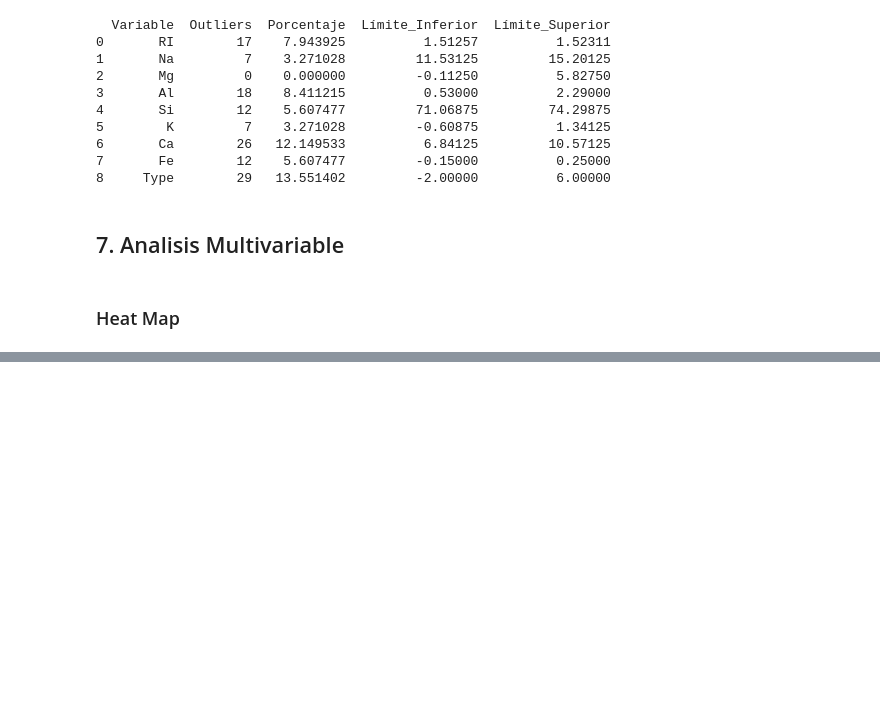
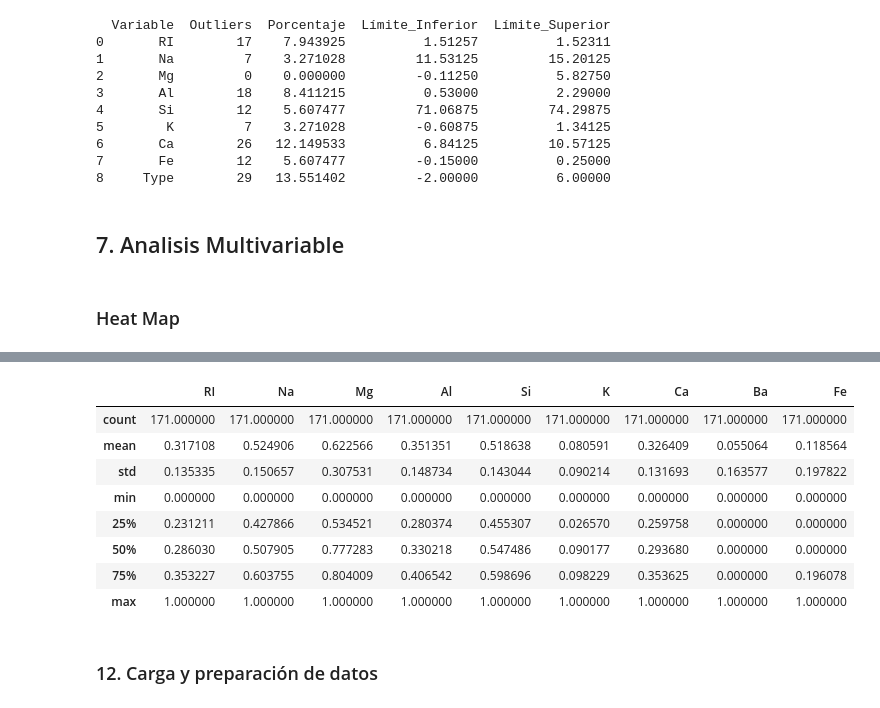
Before and after one commit to Rodrigochave/IA, a Jupyter notebook: 1er Parcial/Practica6.ipynb, the cells around one changed output, grey strips where cells are left out. Drawn from its saved outputs; the diff is of its cells as text; code cells hidden in the pictures; blank space fills up the shorter version.

```diff
--- a/1er Parcial/Practica6.ipynb
+++ b/1er Parcial/Practica6.ipynb
@@ -258,0 +310,7 @@ plt.show()
+# %%
+from sklearn.preprocessing import MinMaxScaler
+
+scaler = MinMaxScaler()
+X_train = scaler.fit_transform(X_train)
+X_test = scaler.transform(X_test)
+X_test
@@ -258,0 +335,2 @@ plt.show()
+# %%
+X_train = pd.DataFrame(X_train, columns=[cols])
@@ -258,0 +339,12 @@ plt.show()
+# %%
+X_train.describe()
+# %% [output]
+|  | RI | Na | Mg | Al | Si | K | Ca | Ba | Fe |
+| count | 171.000000 | 171.000000 | 171.000000 | 171.000000 | 171.000000 | 171.000000 | 171.000000 | 171.000000 | 171.000000 |
+| mean | 0.317108 | 0.524906 | 0.622566 | 0.351351 | 0.518638 | 0.080591 | 0.326409 | 0.055064 | 0.118564 |
+| std | 0.135335 | 0.150657 | 0.307531 | 0.148734 | 0.143044 | 0.090214 | 0.131693 | 0.163577 | 0.197822 |
+| min | 0.000000 | 0.000000 | 0.000000 | 0.000000 | 0.000000 | 0.000000 | 0.000000 | 0.000000 | 0.000000 |
+| 25% | 0.231211 | 0.427866 | 0.534521 | 0.280374 | 0.455307 | 0.026570 | 0.259758 | 0.000000 | 0.000000 |
+| 50% | 0.286030 | 0.507905 | 0.777283 | 0.330218 | 0.547486 | 0.090177 | 0.293680 | 0.000000 | 0.000000 |
+| 75% | 0.353227 | 0.603755 | 0.804009 | 0.406542 | 0.598696 | 0.098229 | 0.353625 | 0.000000 | 0.196078 |
+| max | 1.000000 | 1.000000 | 1.000000 | 1.000000 | 1.000000 | 1.000000 | 1.000000 | 1.000000 | 1.000000 |
@@ -258,0 +365,2 @@ plt.show()
+# %% [markdown]
+### 12. Carga y preparación de datos
```
Also changed, not shown: parts of 33 cells of this notebook, 5 other files.
